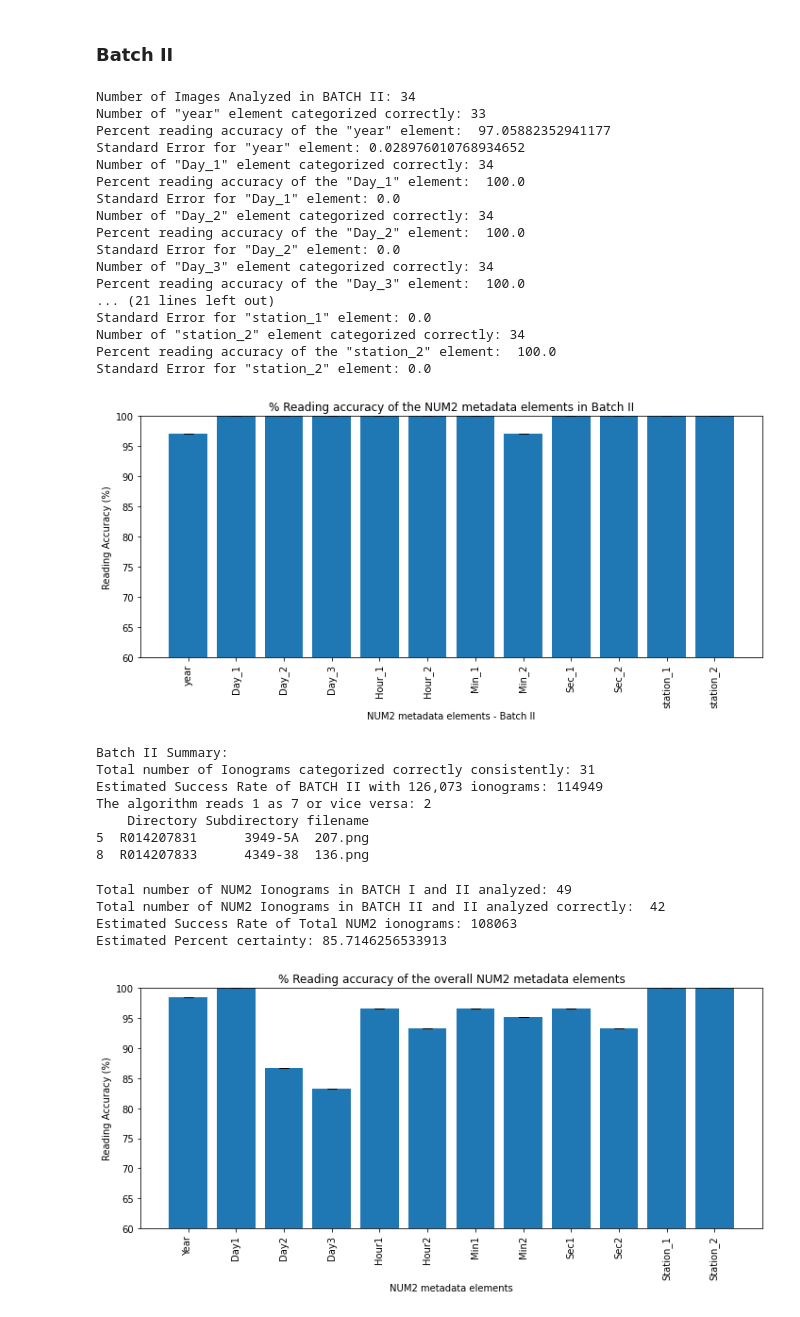
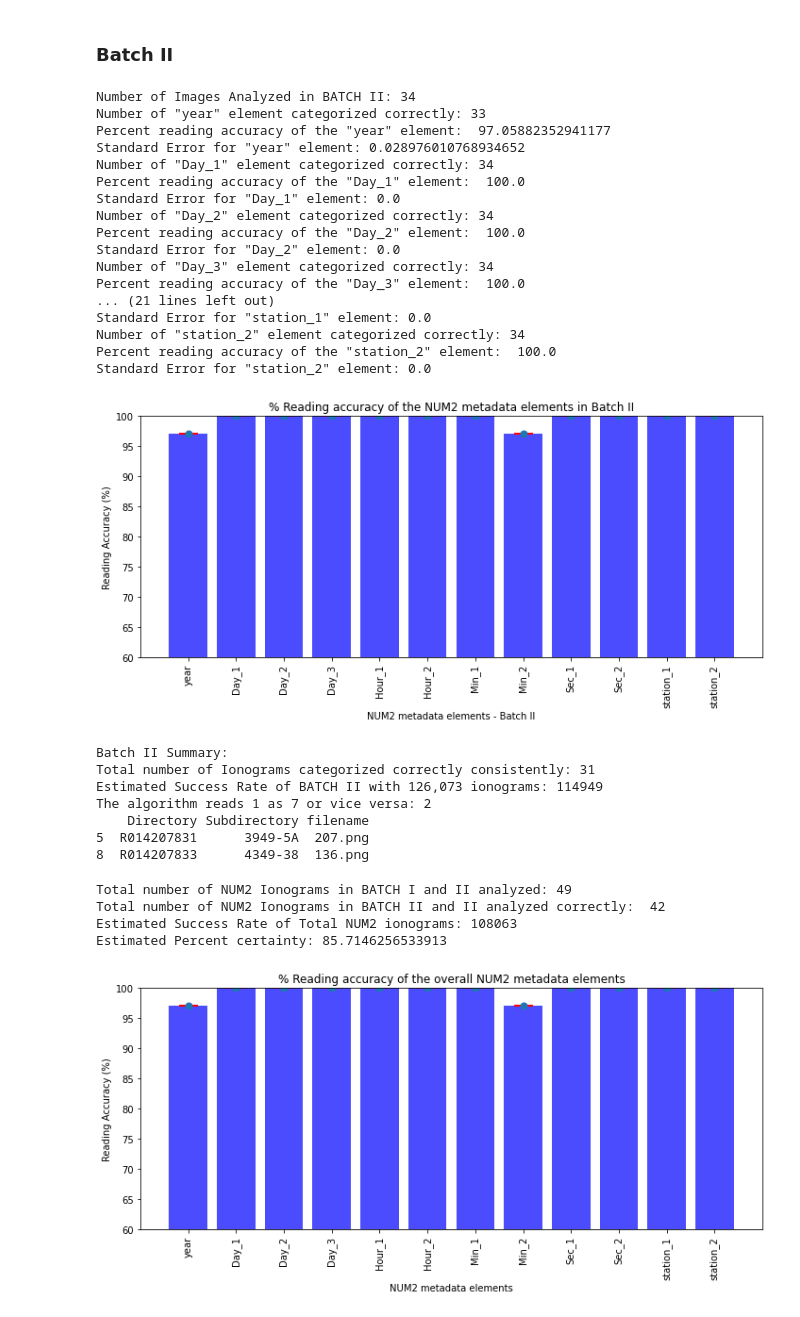
Before and after one commit to asc-csa/Alouette_ISIS_extract, a Jupyter notebook: code/C_Overall Metadata Reading Accuracy for Alouette-1.ipynb, the cells around one changed output. Saved outputs shown, nothing was run; the diff lists cells and outputs as text; code cells hidden in the pictures.

```diff
--- a/code/C_Overall Metadata Reading Accuracy for Alouette-1.ipynb
+++ b/code/C_Overall Metadata Reading Accuracy for Alouette-1.ipynb
@@ -504,7 +509,8 @@ for column in categorical_columns:
 
 fig = plt.figure(figsize = (10, 5))
 categories, accuracies, standard_error  = zip(*accuracy_data)
-plt.bar(categories, accuracies, yerr = standard_error, capsize = 5)
+plt.bar (categories, accuracies, color = 'blue', alpha = 0.7)
+plt.errorbar(categories, accuracies, yerr = standard_error,fmt= 'o', capsize = 10, ecolor = 'red', elinewidth = 2, markeredgewidth = 2)
 plt.ylim(60, 100)
 
 plt.title ("% Reading accuracy of the NUM2 metadata elements in Batch II")
@@ -531,7 +537,7 @@ Standard Error for "station_1" element: 0.0
 Number of "station_2" element categorized correctly: 34
 Percent reading accuracy of the "station_2" element:  100.0
 Standard Error for "station_2" element: 0.0
-[figure, old version]
+[figure, new version]
 # %%
 # BATCH II - Summary
 df_num2_II = df_num2_II.loc[df_num2_II ['Issue'] != 'None']
@@ -587,32 +593,33 @@ percent_tot_station1 = (percent_df_num2_I_station_1 + percent_df_num2_II_station
 percent_tot_station2 = (percent_df_num2_I_station_2 + percent_df_num2_II_station_2)/2
 
 #Graphing the % reading accuracy of the elements
 num2_dataset = {'Year':percent_tot_year, 'Day1':percent_tot_day1, 'Day2': percent_tot_day2,
                   'Day3': percent_tot_day3, 'Hour1':percent_tot_hour1, 'Hour2':percent_tot_hour2,
                   'Min1': percent_tot_min1, 'Min2':percent_tot_min2, 'Sec1':percent_tot_sec1,
                   'Sec2':percent_tot_sec2, 'Station_1': percent_tot_station1, 'Station_2':percent_tot_station2 }
 #standard error
 standard_errors = {}
 for element, percent in num2_dataset.items():
     p = percent / 100
     standard_error = np.sqrt (p*(1-p)/Total_num)
     standard_errors [element] = standard_error
 
 #Graphing the % reading accuracy of the elements
 fig = plt.figure(figsize = (10, 5))
 x = list(num2_dataset.keys())
 y = list(num2_dataset.values())
-plt.bar(x,y, yerr = list(standard_errors.values()), capsize = 5)
+plt.bar (categories, accuracies, color = 'blue', alpha = 0.7)
+plt.errorbar(categories, accuracies, yerr = list(standard_errors.values()),fmt= 'o', capsize = 10, ecolor = 'red', elinewidth = 2, markeredgewidth = 2)
 plt.ylim(60, 100)
 plt.title ("% Reading accuracy of the overall NUM2 metadata elements")
 plt.xlabel("NUM2 metadata elements")
 plt.ylabel("Reading Accuracy (%)")
 plt.xticks(rotation=90)
 plt.tight_layout()
 plt.show()
 # %% [output]
 Total number of NUM2 Ionograms in BATCH I and II analyzed: 49
 Total number of NUM2 Ionograms in BATCH II and II analyzed correctly:  42
 Estimated Success Rate of Total NUM2 ionograms: 108063
 Estimated Percent certainty: 85.7146256533913
-[figure, old version]
+[figure, new version]
```
Also changed, not shown: parts of 5 cells of this notebook.
